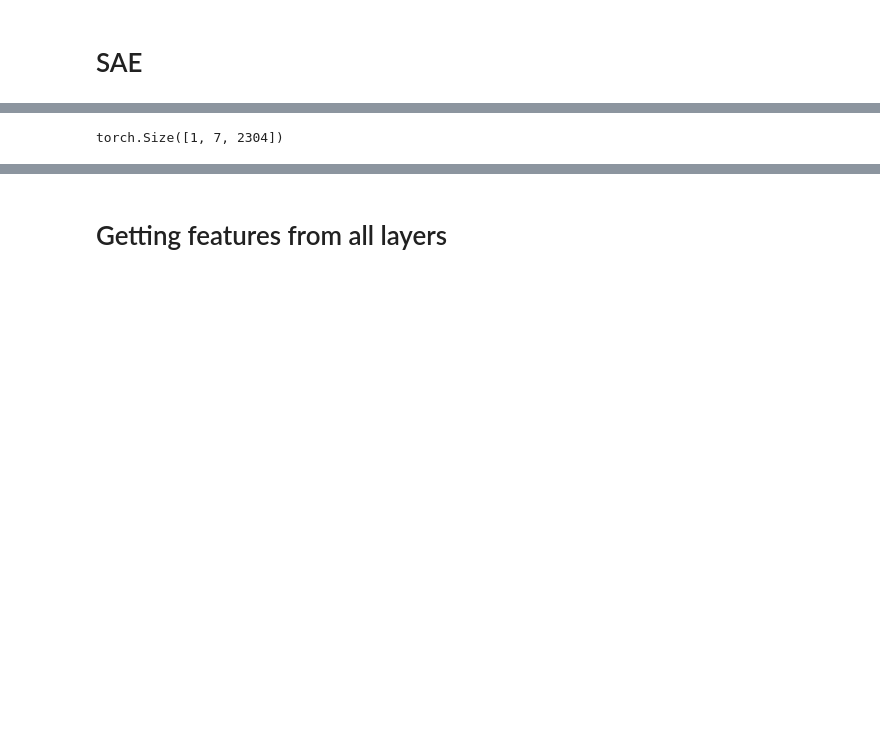
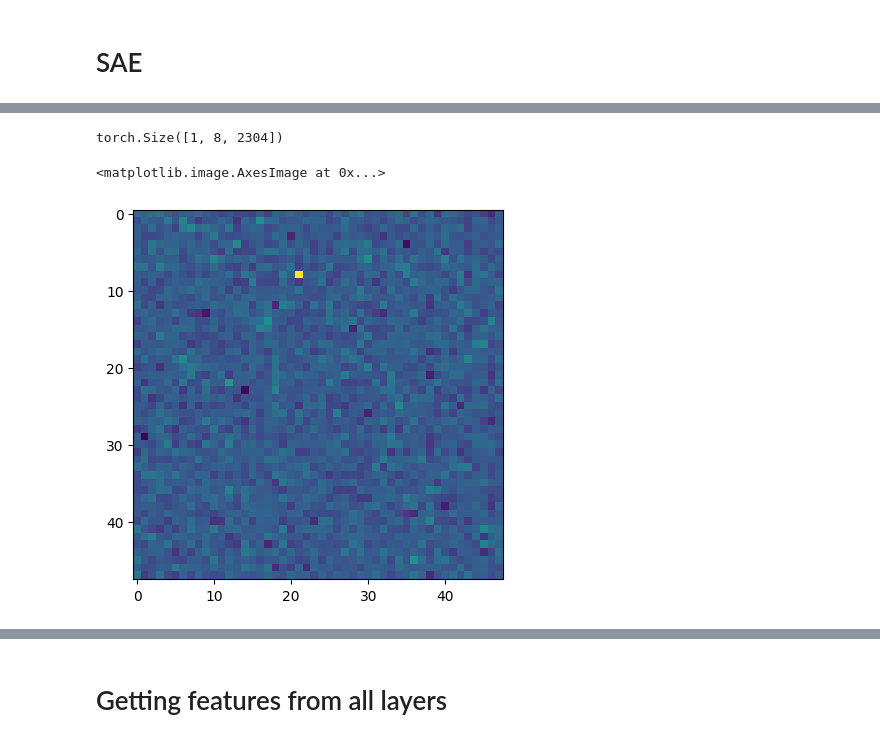
Before and after one commit to PRYtheSheep/fyp, a Jupyter notebook: gemme_test.ipynb, the cells around one changed output, grey strips where cells are left out. Cells and saved outputs as stored; diff of their text form; code cells hidden in the pictures; blank space fills up the shorter version.

```diff
--- a/gemme_test.ipynb
+++ b/gemme_test.ipynb
@@ -209,6 +168,11 @@ _, cache = gemma_2_2b.run_with_cache_with_saes(
 # %%
-m=cache['blocks.25.hook_mlp_out.hook_sae_input']
+m=cache['blocks.15.hook_mlp_out.hook_sae_input']
 # m=cache['blocks.20.attn.hook_z.hook_sae_input']
 m.shape
 # %% [output]
-torch.Size([1, 7, 2304])
+torch.Size([1, 8, 2304])
+# %%
+plt.imshow(m[0, -1, :].detach().cpu().numpy().reshape(48,48))
+# %% [output]
+<matplotlib.image.AxesImage at 0x...>
+[figure, added]
```
Also changed, not shown: parts of 43 cells of this notebook.
